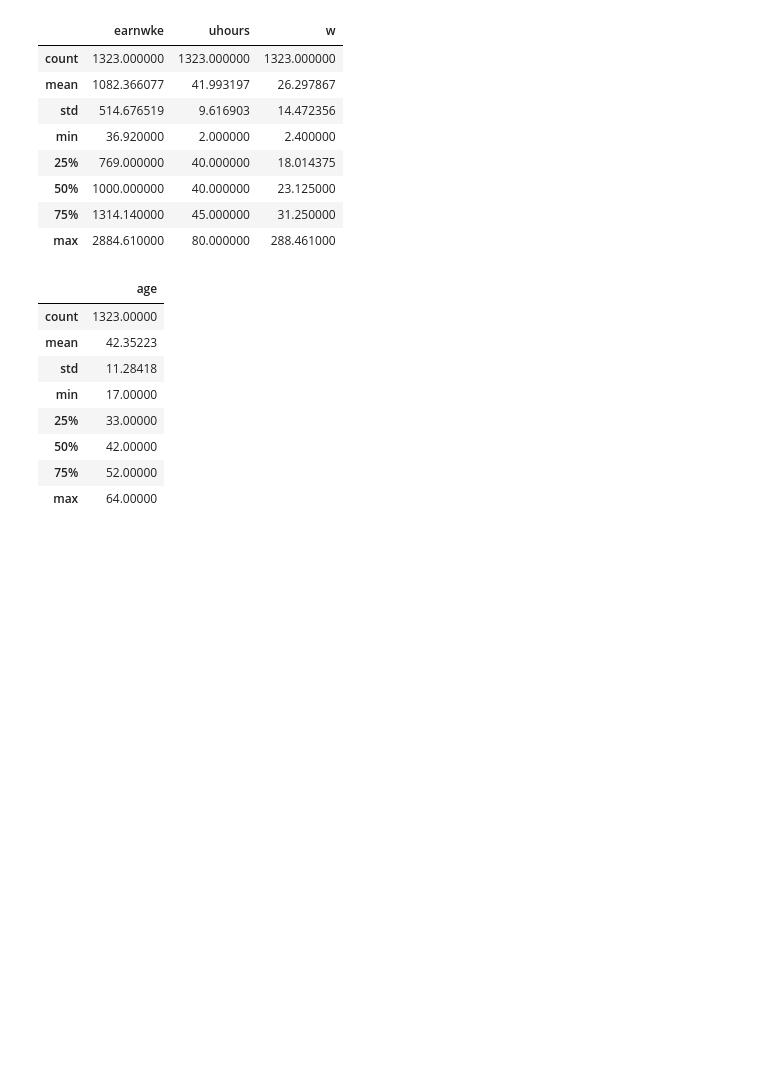
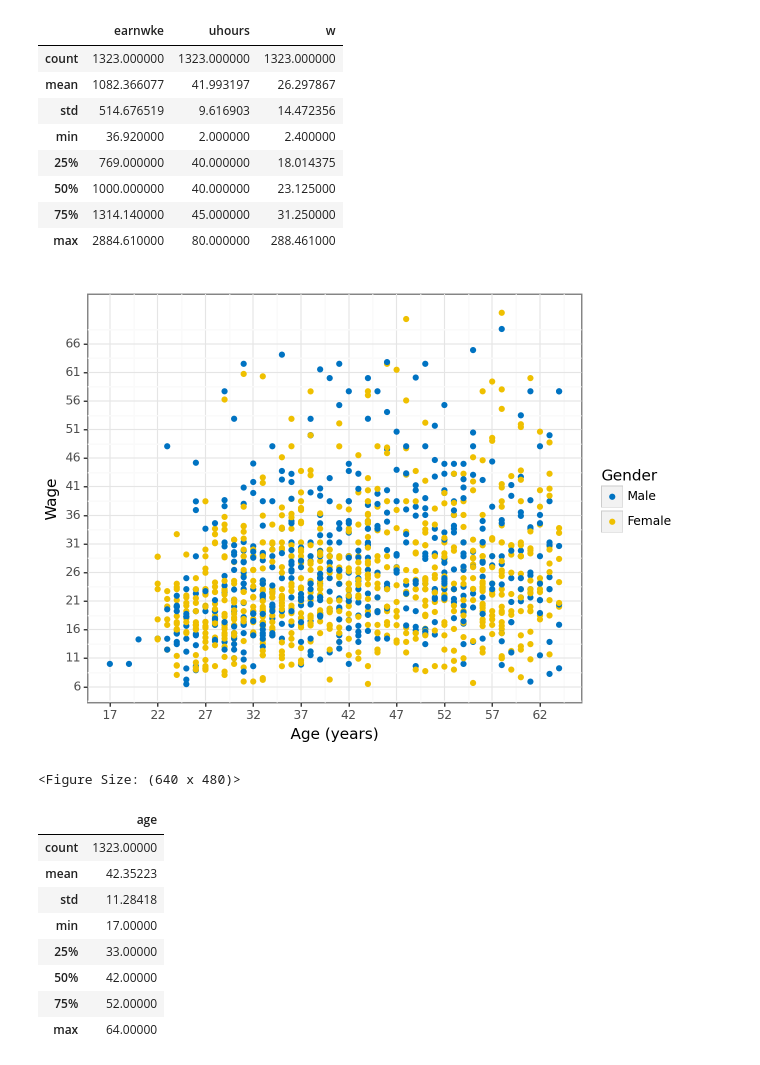
Before and after one commit to ttanyay/data_analysis_3, a Jupyter notebook: assignment1/assignment1_yakushina.ipynb, the cells around one changed output. Saved outputs shown, nothing was run; the diff lists cells and outputs as text; code cells hidden in the pictures; blank space fills up the shorter version.

```diff
--- a/assignment1/assignment1_yakushina.ipynb
+++ b/assignment1/assignment1_yakushina.ipynb
@@ -82,6 +92,33 @@ data_occ.loc[:, ["earnwke", "uhours", "w"]].describe()
 | 50% | 1000.000000 | 40.000000 | 23.125000 |
 | 75% | 1314.140000 | 45.000000 | 31.250000 |
 | max | 2884.610000 | 80.000000 | 288.461000 |
+# %%
+# Scatter Plot of Wage Distribution by Age and Gender
+
+# Identify and remove the two outliers
+q_low = data_occ["w"].quantile(0.01)
+q_high = data_occ["w"].quantile(0.99)
+data_filtered = data_occ[(data_occ["w"] > q_low) & (data_occ["w"] < q_high)]
+
+# Create the scatter plot
+(
+    ggplot(data_filtered, aes(x="age", y="w", color="female"))
+    + geom_point(alpha=0.8, size=1.5)
+    + labs(x="Age (years)", y="Wage", color="Gender")
+    + scale_color_manual(values=["#0073C2FF", "#EFC000FF"], labels=["Male", "Female"])
+    + scale_x_continuous(
+        limits=(data_filtered["age"].min(), data_filtered["age"].max()),
+        breaks=range(int(data_filtered["age"].min()), int(data_filtered["age"].max()), 5),
+    )
+    + scale_y_continuous(
+        limits=(data_filtered["w"].min(), data_filtered["w"].max()),
+        breaks=range(int(data_filtered["w"].min()), int(data_filtered["w"].max()), 5),
+    )
+    + theme_bw()
+)
+# %% [output]
+[figure, added]
+<Figure Size: (640 x 480)>
 # %%
 data_occ.loc[:, ["age"]].describe()
 # %% [output]
```
Also changed, not shown: parts of 13 cells of this notebook.
